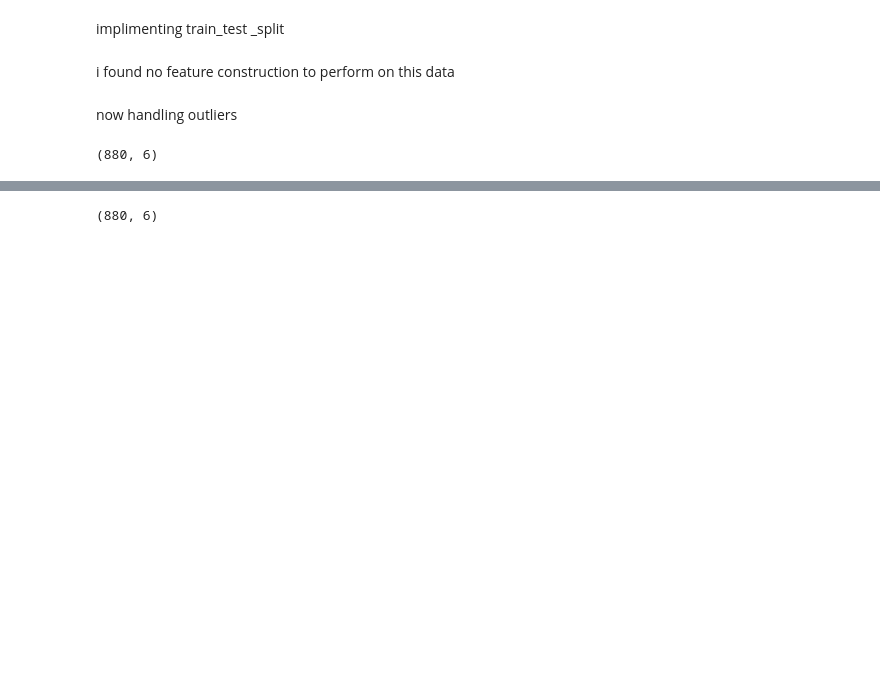
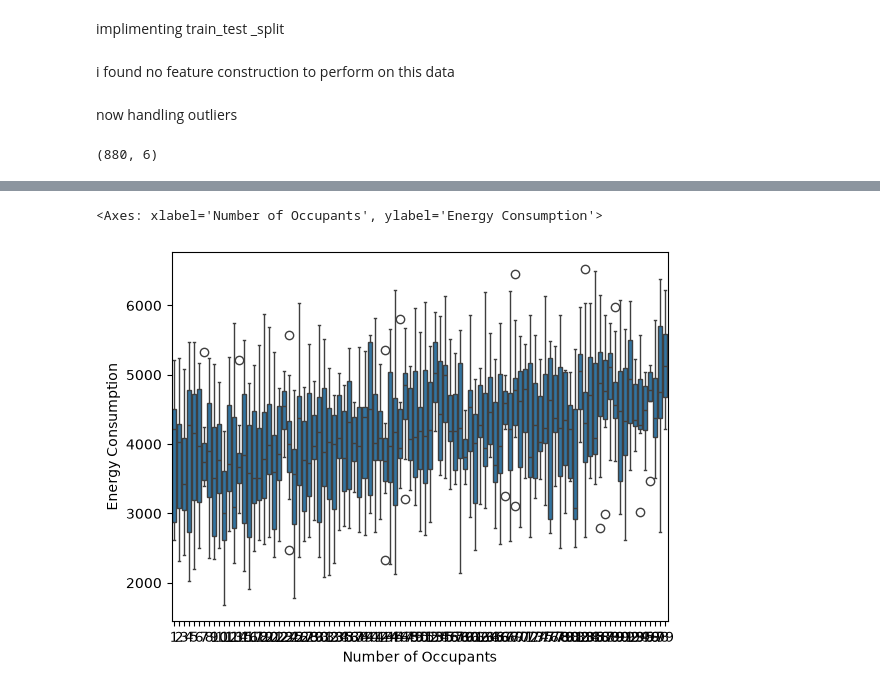
Before and after one commit to 12shivamkuma/Smart-Building-Energy-Cost-Predictor-, a Jupyter notebook: notebooks/energy_cost_prediction.ipynb, the cells around one changed output, grey strips where cells are left out. Saved outputs shown, nothing was run; the diff lists cells and outputs as text; code cells hidden in the pictures; blank space fills up the shorter version.

```diff
--- a/notebooks/energy_cost_prediction.ipynb
+++ b/notebooks/energy_cost_prediction.ipynb
@@ -259,4 +259,5 @@ X_train[X_train['Square Footage'] < (X_train['Square Footage']-mean)/3*std]
 # %%
-X_train.shape
+sns.boxplot(x='Number of Occupants', y='Energy Consumption', data=data)
 # %% [output]
-(880, 6)
+<Axes: xlabel='Number of Occupants', ylabel='Energy Consumption'>
+[figure, added]
```
Also changed, not shown: parts of 17 cells of this notebook.
